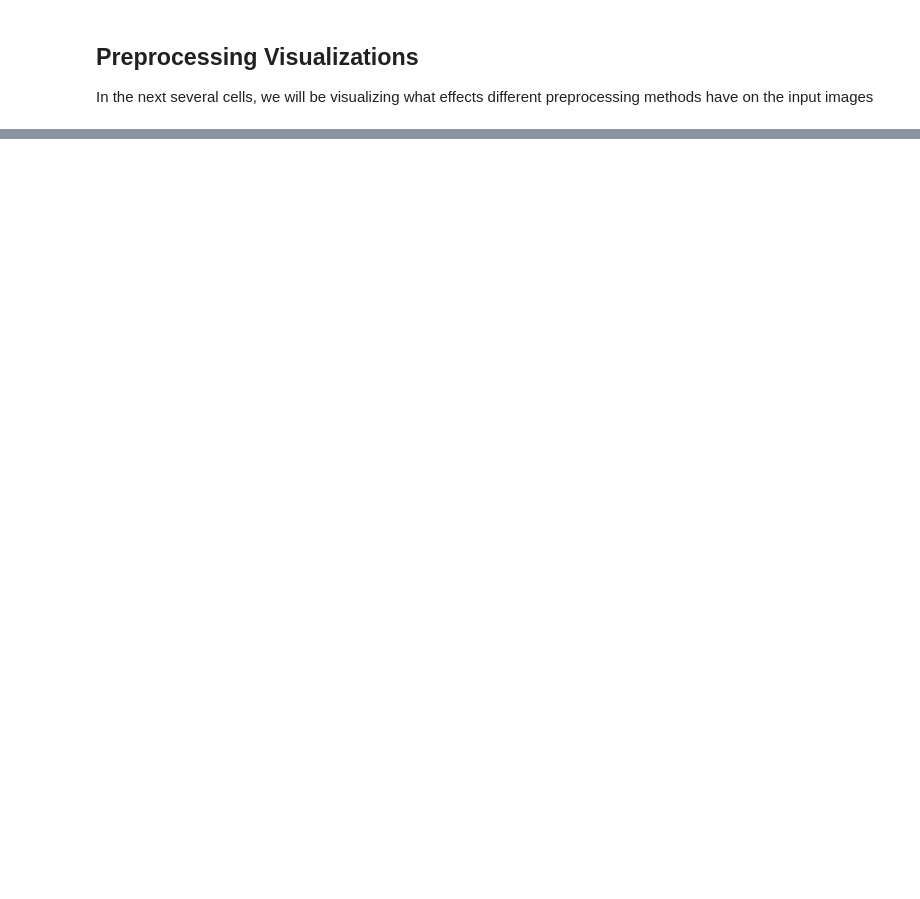
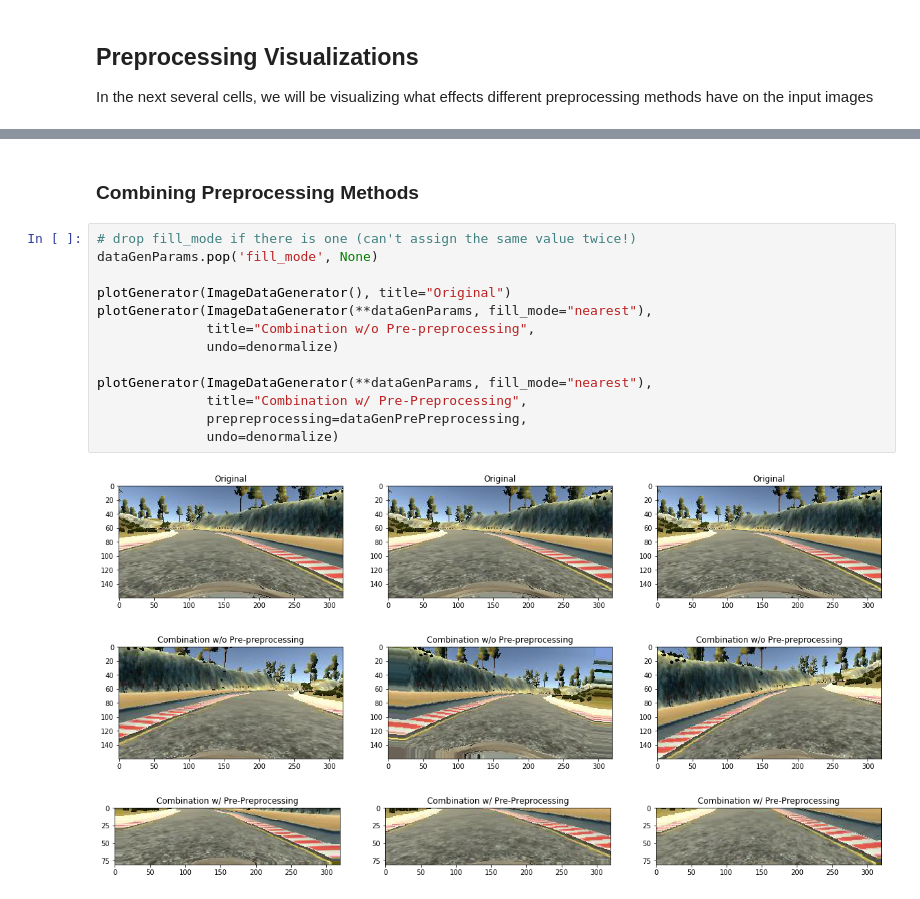
Before and after one commit to KaneRodriguez/CarND-Behavioral-Cloning-P3, a Jupyter notebook: Behavioral_Cloning.ipynb, the cells around one changed output, grey strips where cells are left out. Drawn from its saved outputs; the diff is of its cells as text; blank space fills up the shorter version.

```diff
--- a/Behavioral_Cloning.ipynb
+++ b/Behavioral_Cloning.ipynb
@@ -57,0 +136,19 @@ plotGenerator(ImageDataGenerator(horizontal_flip=True), title="Horizontal Flip")
+# %% [markdown]
+### Combining Preprocessing Methods
+# %%
+# drop fill_mode if there is one (can't assign the same value twice!)
+dataGenParams.pop('fill_mode', None)
+
+plotGenerator(ImageDataGenerator(), title="Original")
+plotGenerator(ImageDataGenerator(**dataGenParams, fill_mode="nearest"),
+              title="Combination w/o Pre-preprocessing",
+              undo=denormalize)
+
+plotGenerator(ImageDataGenerator(**dataGenParams, fill_mode="nearest"),
+              title="Combination w/ Pre-Preprocessing",
+              prepreprocessing=dataGenPrePreprocessing,
+              undo=denormalize)
+# %% [output]
+[figure, added]
+[figure, added]
+[figure, added]
```
Also changed, not shown: parts of 12 cells of this notebook, 5 other files.
